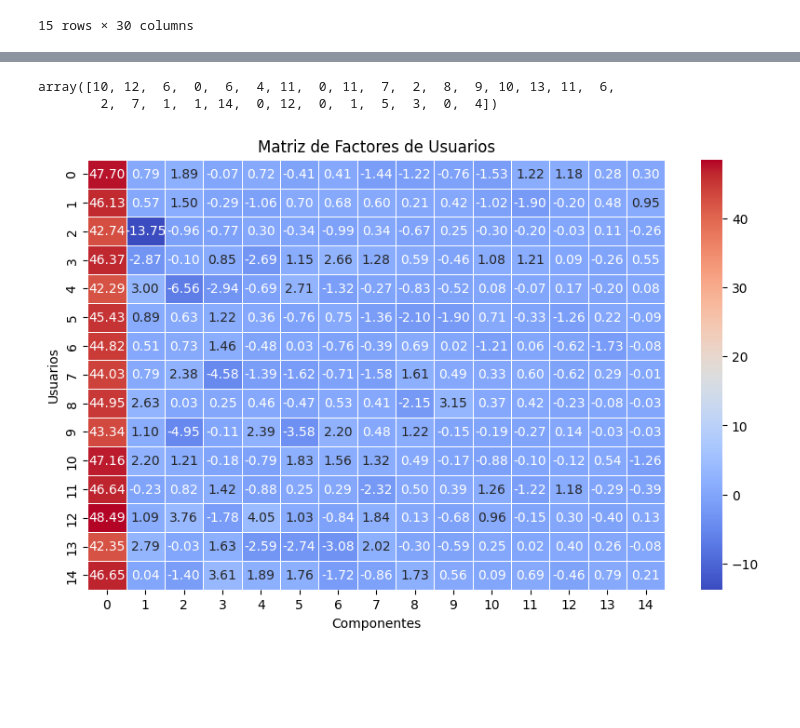
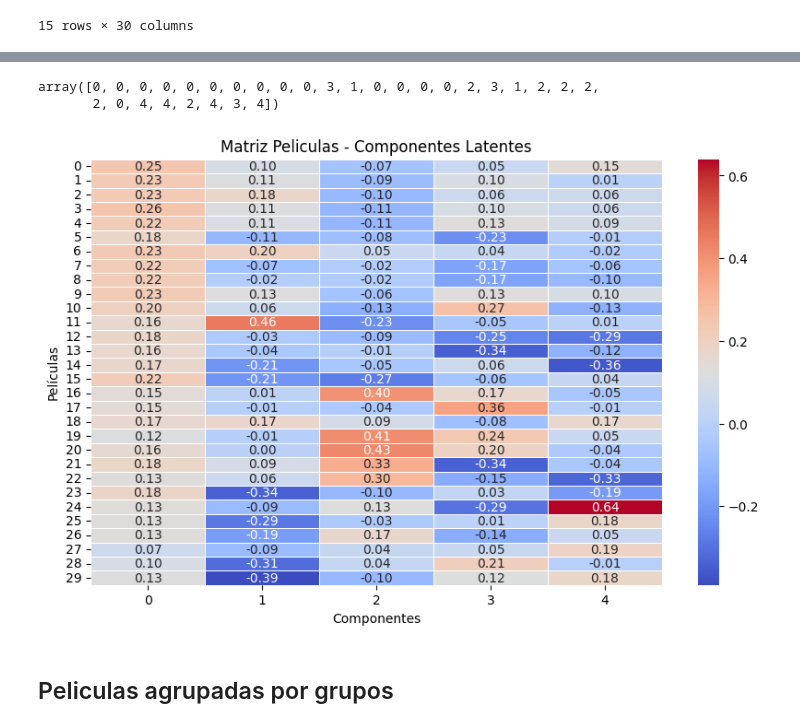
Before and after one commit to gmauricio-toledo/NLP-LCC, a Jupyter notebook: Notebooks/P02-SVD_Espacios_Latentes.ipynb, the cells around one changed output, grey strips where cells are left out. Saved outputs shown, nothing was run; the diff lists cells and outputs as text; code cells hidden in the pictures; blank space fills up the shorter version.

```diff
--- a/Notebooks/P02-SVD_Espacios_Latentes.ipynb
+++ b/Notebooks/P02-SVD_Espacios_Latentes.ipynb
@@ -45,7 +68,8 @@ df_no_names
 #Utilizando simple imputer para los datos faltantes
 from sklearn.impute import SimpleImputer
 
-imputer = SimpleImputer(strategy='mean')
+# imputer = SimpleImputer(strategy='mean')
+imputer = SimpleImputer(strategy='constant', fill_value=0)
 df_imputed = pd.DataFrame(imputer.fit_transform(df_no_names), columns=df_no_names.columns)
 df_imputed
 # %% [output]
@@ -70,7 +96,7 @@ df_imputed
 #Haciendo truncatedSVD con n_components < #peliculas
 from sklearn.decomposition import TruncatedSVD
 
-svd = TruncatedSVD(n_components=20)
+svd = TruncatedSVD(n_components=5)
 X_transformed = svd.fit_transform(df_imputed)
-X_transformed
+print(f"Matriz individuos-componentes latentes: {X_transformed.shape}")
 # %% [output]
@@ -94,5 +104,5 @@ array([[ 4.76989059e+01,  7.87542199e-01,  1.89162437e+00,
 # %%
 #Matriz components_
-components = svd.components_
-components
+components = svd.components_.T
+print(f"Matriz componentes-peliculas: {components.shape}")
 # %% [output]
@@ -154,18 +133,21 @@ array([12,  4, 12, 14, 12,  4,  3, 13, 14,  8, 11,  0, 11, 14,  1])
 # %%
 #aplicandosela a components
-components_arg = argmax(components.T, axis=1)
+components_arg = argmax(components, axis=1)
 components_arg
 # %% [output]
-array([10, 12,  6,  0,  6,  4, 11,  0, 11,  7,  2,  8,  9, 10, 13, 11,  6,
-        2,  7,  1,  1, 14,  0, 12,  0,  1,  5,  3,  0,  4])
+array([0, 0, 0, 0, 0, 0, 0, 0, 0, 0, 3, 1, 0, 0, 0, 0, 2, 3, 1, 2, 2, 2,
+       2, 0, 4, 4, 2, 4, 3, 4])
 # %%
 import matplotlib.pyplot as plt
 import seaborn as sns
+
 plt.figure(figsize=(10, 6))
-sns.heatmap(svd.transform(df_imputed), cmap='coolwarm', annot=True, fmt='.2f', linewidths=0.5)
-plt.title('Matriz de Factores de Usuarios')
+sns.heatmap(components, cmap='coolwarm', annot=True, fmt='.2f', linewidths=0.5)
+plt.title('Matriz Peliculas - Componentes Latentes')
 plt.xlabel('Componentes')
-plt.ylabel('Usuarios')
+plt.ylabel('Películas')
 plt.show()
 # %% [output]
-[figure, old version]
+[figure, new version]
+# %% [markdown]
+## Peliculas agrupadas por grupos
```
Also changed, not shown: parts of 17 cells of this notebook.
